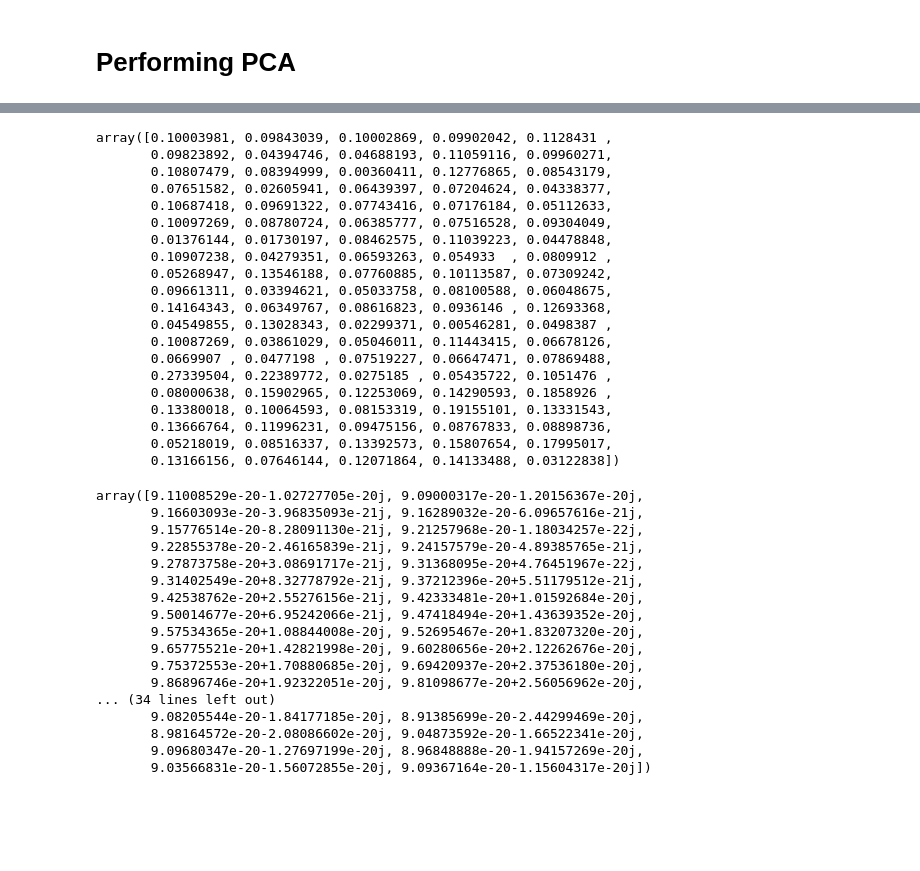
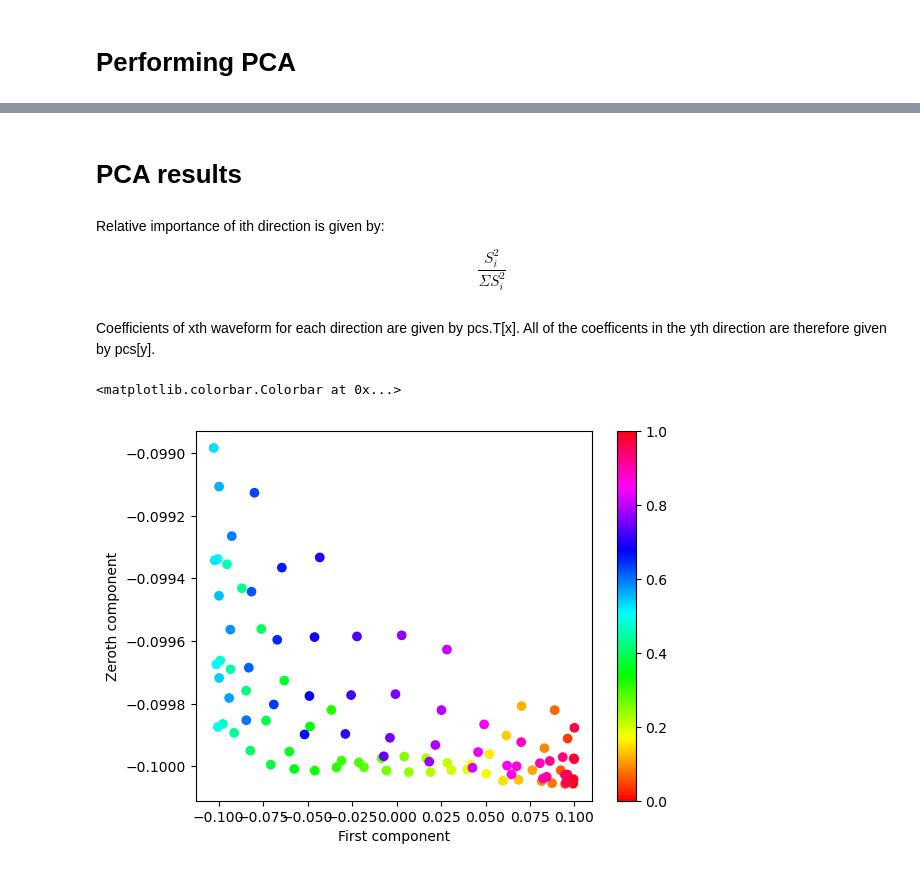
Before and after one commit to BenGPatterson/EccentricBinaries, a Jupyter notebook: notebooks/principal_component_analysis.ipynb, the cells around one changed output, grey strips where cells are left out. Saved outputs shown, nothing was run; the diff lists cells and outputs as text; code cells hidden in the pictures; blank space fills up the shorter version.

Commit message:
Finished pca/svd and analysed results

```diff
--- a/notebooks/principal_component_analysis.ipynb
+++ b/notebooks/principal_component_analysis.ipynb
@@ -119,43 +70,20 @@ array([[-0.10005508+0.00000000e+00j, -0.09997448+2.88309854e-03j,
-# %%
-abs(pcs.T[25])
-# %% [output]
-array([0.10003981, 0.09843039, 0.10002869, 0.09902042, 0.1128431 ,
-       0.09823892, 0.04394746, 0.04688193, 0.11059116, 0.09960271,
-       0.10807479, 0.08394999, 0.00360411, 0.12776865, 0.08543179,
-       0.07651582, 0.02605941, 0.06439397, 0.07204624, 0.04338377,
-       0.10687418, 0.09691322, 0.07743416, 0.07176184, 0.05112633,
-       0.10097269, 0.08780724, 0.06385777, 0.07516528, 0.09304049,
-       0.01376144, 0.01730197, 0.08462575, 0.11039223, 0.04478848,
-       0.10907238, 0.04279351, 0.06593263, 0.054933  , 0.0809912 ,
-       0.05268947, 0.13546188, 0.07760885, 0.10113587, 0.07309242,
-       0.09661311, 0.03394621, 0.05033758, 0.08100588, 0.06048675,
-       0.14164343, 0.06349767, 0.08616823, 0.0936146 , 0.12693368,
-       0.04549855, 0.13028343, 0.02299371, 0.00546281, 0.0498387 ,
-       0.10087269, 0.03861029, 0.05046011, 0.11443415, 0.06678126,
-       0.0669907 , 0.0477198 , 0.07519227, 0.06647471, 0.07869488,
-       0.27339504, 0.22389772, 0.0275185 , 0.05435722, 0.1051476 ,
-       0.08000638, 0.15902965, 0.12253069, 0.14290593, 0.1858926 ,
-       0.13380018, 0.10064593, 0.08153319, 0.19155101, 0.13331543,
-       0.13666764, 0.11996231, 0.09475156, 0.08767833, 0.08898736,
-       0.05218019, 0.08516337, 0.13392573, 0.15807654, 0.17995017,
-       0.13166156, 0.07646144, 0.12071864, 0.14133488, 0.03122838])
-# %%
-X[0]
-# %% [output]
-array([9.11008529e-20-1.02727705e-20j, 9.09000317e-20-1.20156367e-20j,
-       9.16603093e-20-3.96835093e-21j, 9.16289032e-20-6.09657616e-21j,
-       9.15776514e-20-8.28091130e-21j, 9.21257968e-20-1.18034257e-22j,
-       9.22855378e-20-2.46165839e-21j, 9.24157579e-20-4.89385765e-21j,
-       9.27873758e-20+3.08691717e-21j, 9.31368095e-20+4.76451967e-22j,
-       9.31402549e-20+8.32778792e-21j, 9.37212396e-20+5.51179512e-21j,
-       9.42538762e-20+2.55276156e-21j, 9.42333481e-20+1.01592684e-20j,
-       9.50014677e-20+6.95242066e-21j, 9.47418494e-20+1.43639352e-20j,
-       9.57534365e-20+1.08844008e-20j, 9.52695467e-20+1.83207320e-20j,
-       9.65775521e-20+1.42821998e-20j, 9.60280656e-20+2.12262676e-20j,
-       9.75372553e-20+1.70880685e-20j, 9.69420937e-20+2.37536180e-20j,
-       9.86896746e-20+1.92322051e-20j, 9.81098677e-20+2.56056962e-20j,
-... (34 lines left out)
-       9.08205544e-20-1.84177185e-20j, 8.91385699e-20-2.44299469e-20j,
-       8.98164572e-20-2.08086602e-20j, 9.04873592e-20-1.66522341e-20j,
-       9.09680347e-20-1.27697199e-20j, 8.96848888e-20-1.94157269e-20j,
-       9.03566831e-20-1.56072855e-20j, 9.09367164e-20-1.15604317e-20j])
+# %% [markdown]
+# PCA results
+# %% [markdown]
+Relative importance of ith direction is given by:
+
+\begin{equation}
+\frac{S_i^2}{\Sigma S_i^2}
+\end{equation}
+# %% [markdown]
+Coefficients of xth waveform for each direction are given by pcs.T[x]. All of the coefficents in the yth direction are therefore given by pcs[y].
+# %%
+# Plot of real parts of zeroth, first directions
+colors = np.linspace(0,1,100,endpoint=False)
+plt.scatter(np.real(pcs[1]), np.real(pcs[0]), c=colors, vmin=0, vmax=1, cmap='hsv')
+plt.xlabel('First component')
+plt.ylabel('Zeroth component')
+plt.colorbar()
+# %% [output]
+<matplotlib.colorbar.Colorbar at 0x...>
+[figure, added]
```
Also changed, not shown: parts of 19 cells of this notebook, 2 other files.
